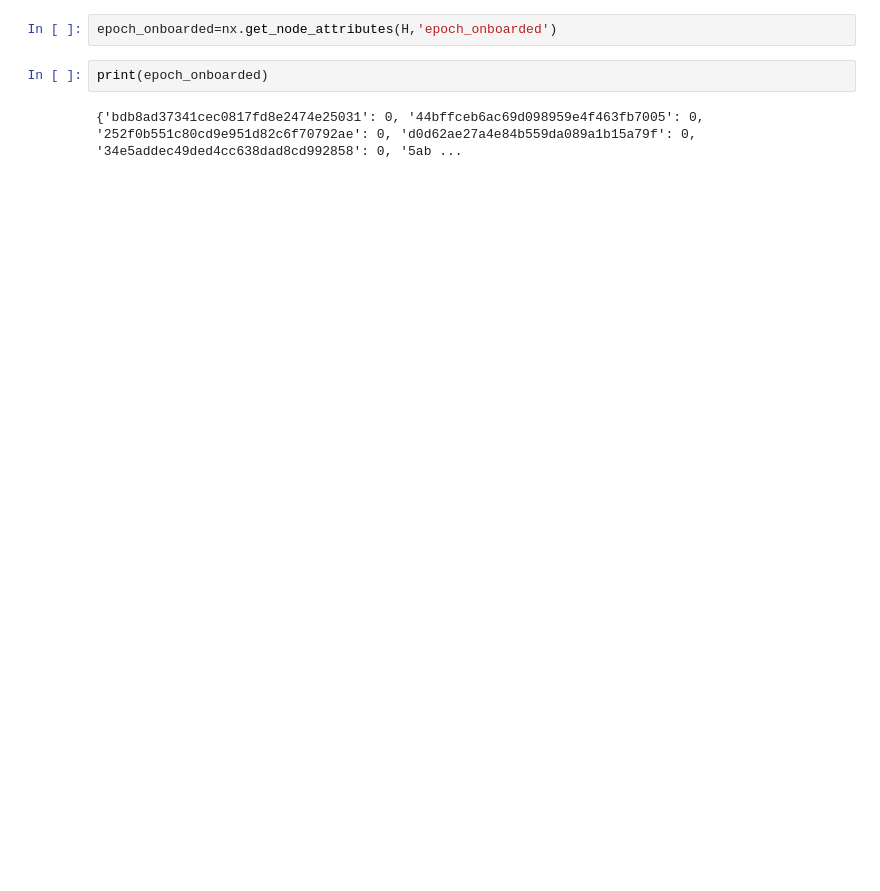
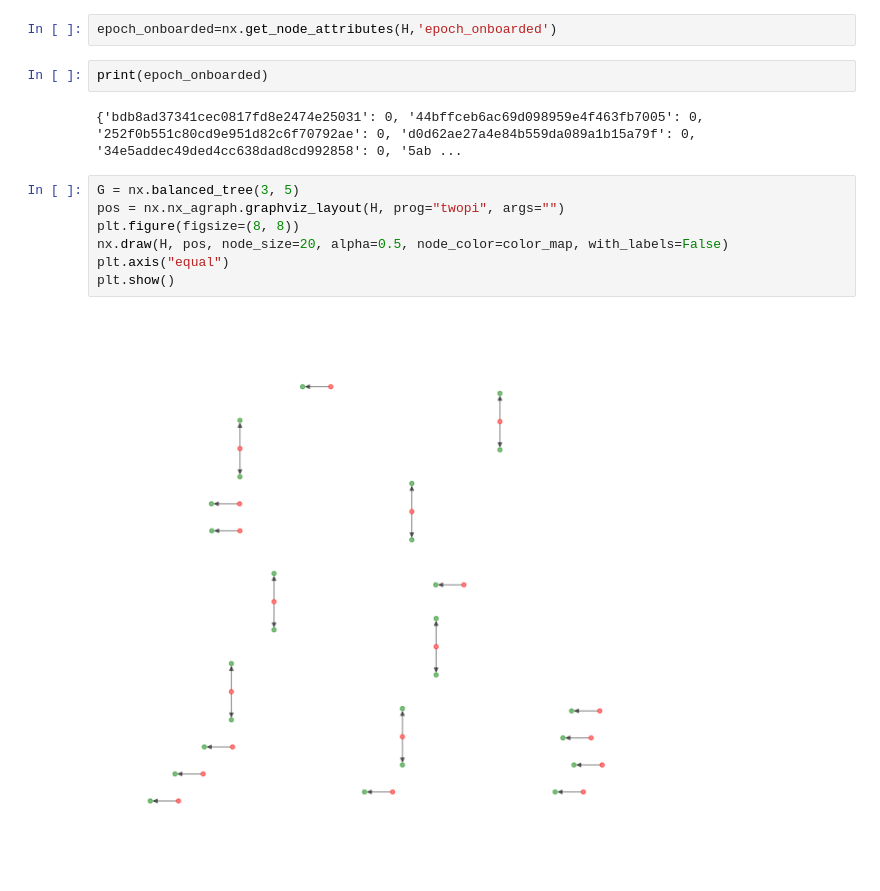
Before and after one commit to matttyb80/ol-analytical-research, a Jupyter notebook: validator_network.ipynb, the cells around one changed output. Saved outputs shown, nothing was run; the diff lists cells and outputs as text; blank space fills up the shorter version.

```diff
--- a/validator_network.ipynb
+++ b/validator_network.ipynb
@@ -314,3 +306,12 @@ epoch_onboarded=nx.get_node_attributes(H,'epoch_onboarded')
 print(epoch_onboarded)
 # %% [output]
 {'bdb8ad37341cec0817fd8e2474e25031': 0, '44bffceb6ac69d098959e4f463fb7005': 0, '252f0b551c80cd9e951d82c6f70792ae': 0, 'd0d62ae27a4e84b559da089a1b15a79f': 0, '34e5addec49ded4cc638dad8cd992858': 0, '5ab ...
+# %%
+G = nx.balanced_tree(3, 5)
+pos = nx.nx_agraph.graphviz_layout(H, prog="twopi", args="")
+plt.figure(figsize=(8, 8))
+nx.draw(H, pos, node_size=20, alpha=0.5, node_color=color_map, with_labels=False)
+plt.axis("equal")
+plt.show()
+# %% [output]
+[figure, added]
```
Also changed, not shown: parts of 12 cells of this notebook, 2 other files.
